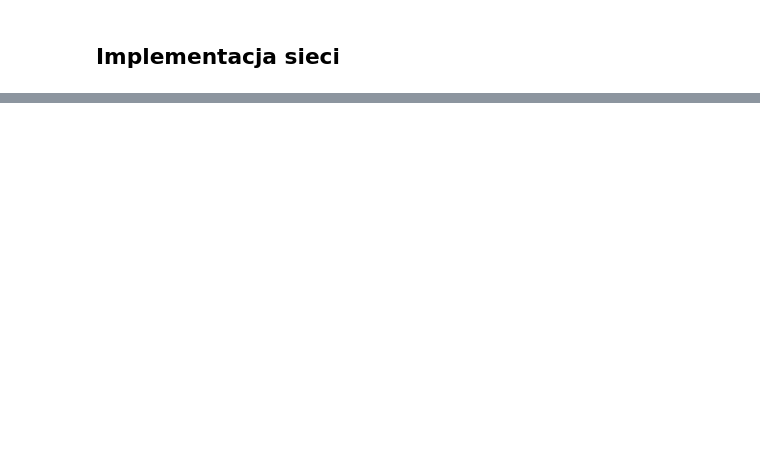
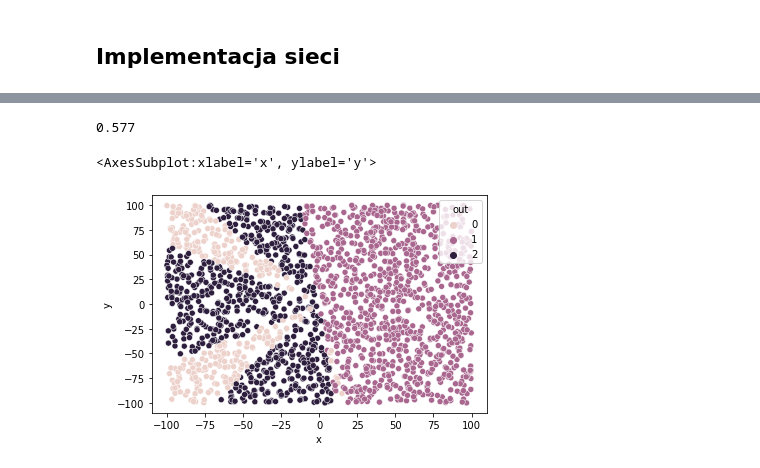
Before and after one commit to niladrem/mioad, a Jupyter notebook: lab04.ipynb, the cells around one changed output, grey strips where cells are left out. Saved outputs shown, nothing was run; the diff lists cells and outputs as text; code cells hidden in the pictures; blank space fills up the shorter version.

```diff
--- a/lab04.ipynb
+++ b/lab04.ipynb
@@ -610,0 +389,10 @@ Ogólnie najbardziej przypadła mi do gustu metoda z momentem, bo ani razu nie m
+# %%
+y_pred = rmsprop_mlp.predict(test_df[['x', 'y']].to_numpy())
+y_pred = np.squeeze(y_pred)
+print(metrics.accuracy_score(y_pred, test_df['c']))
+test_df['out'] = y_pred
+sns.scatterplot(x='x', y='y', hue='out', data=test_df)
+# %% [output]
+0.577
+<AxesSubplot:xlabel='x', ylabel='y'>
+[figure, added]
```
Also changed, not shown: parts of 67 cells of this notebook.
